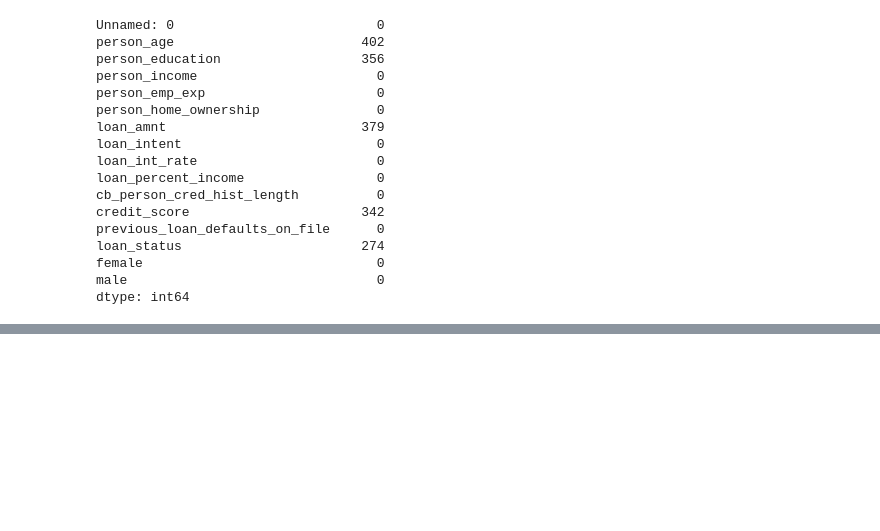
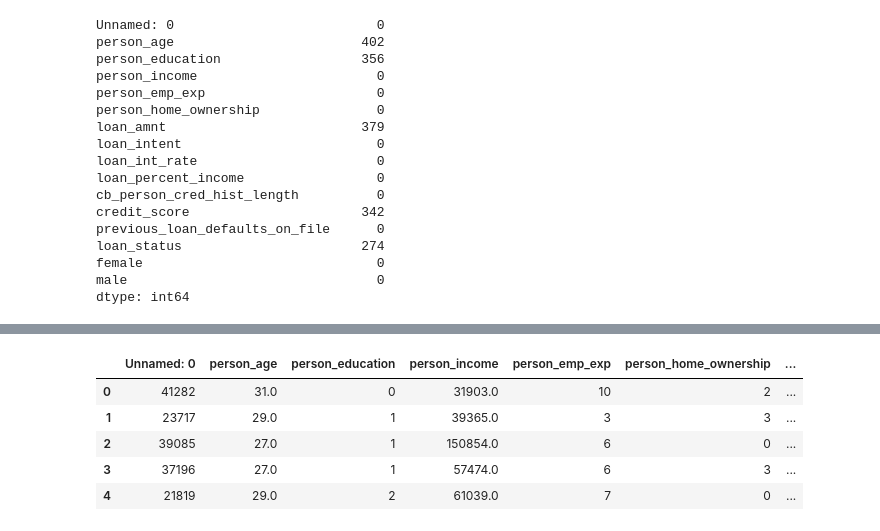
Before and after one commit to Dimitar-04/DS-Labs, a Jupyter notebook: lab_ex_2_231017/lab2_dop_vtornik.ipynb, the cells around one changed output, grey strips where cells are left out. Cells and saved outputs as stored; diff of their text form; code cells hidden in the pictures; blank space fills up the shorter version.

```diff
--- a/lab_ex_2_231017/lab2_dop_vtornik.ipynb
+++ b/lab_ex_2_231017/lab2_dop_vtornik.ipynb
@@ -106,0 +194,4 @@ dtype: int64
+# %%
+label_encoder=LabelEncoder()
+encoded_intent=label_encoder.fit_transform(df['loan_intent'])
+df["loan_intent"] = encoded_intent.astype(int).flatten()
@@ -106,0 +202,13 @@ dtype: int64
+# %%
+median=df['credit_score'].median()
+# %%
+df['credit_score']=df['credit_score'].fillna(median)
+# %%
+df.head()
+# %% [output]
+|  | Unnamed: 0 | person_age | person_education | person_income | person_emp_exp | person_home_ownership | ... |
+| 0 | 41282 | 31.0 | 0 | 31903.0 | 10 | 2 | ... |
+| 1 | 23717 | 29.0 | 1 | 39365.0 | 3 | 3 | ... |
+| 2 | 39085 | 27.0 | 1 | 150854.0 | 6 | 0 | ... |
+| 3 | 37196 | 27.0 | 1 | 57474.0 | 6 | 3 | ... |
+| 4 | 21819 | 29.0 | 2 | 61039.0 | 7 | 0 | ... |
```
Also changed, not shown: parts of 27 cells of this notebook.
